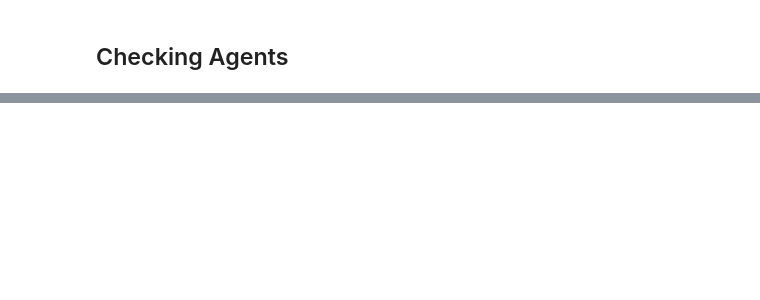
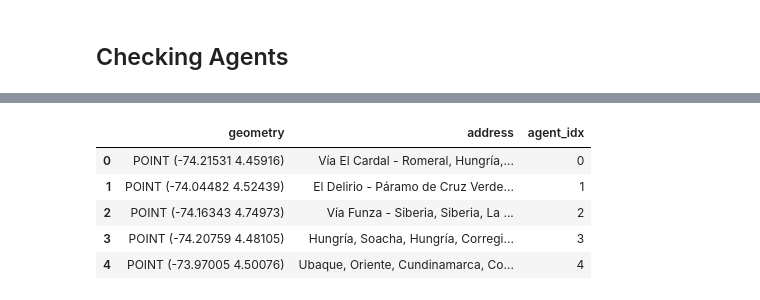
Before and after one commit to hrodriguezgi/ds4a-team23, a Jupyter notebook: project/2_apis/sdm.ipynb, the cells around one changed output, grey strips where cells are left out. Cells and saved outputs as stored; diff of their text form; code cells hidden in the pictures; blank space fills up the shorter version.

```diff
--- a/project/2_apis/sdm.ipynb
+++ b/project/2_apis/sdm.ipynb
@@ -83,0 +69,11 @@ m
+# %%
+# Creating N random agents in the city
+agents = locate.make_agents(50)
+agents.head()
+# %% [output]
+|  | geometry | address | agent_idx |
+| 0 | POINT (-74.21531 4.45916) | Vía El Cardal - Romeral, Hungría,... | 0 |
+| 1 | POINT (-74.04482 4.52439) | El Delirio - Páramo de Cruz Verde... | 1 |
+| 2 | POINT (-74.16343 4.74973) | Vía Funza - Siberia, Siberia, La ... | 2 |
+| 3 | POINT (-74.20759 4.48105) | Hungría, Soacha, Hungría, Corregi... | 3 |
+| 4 | POINT (-73.97005 4.50076) | Ubaque, Oriente, Cundinamarca, Co... | 4 |
```
Also changed, not shown: parts of 15 cells of this notebook, 2 other files.
